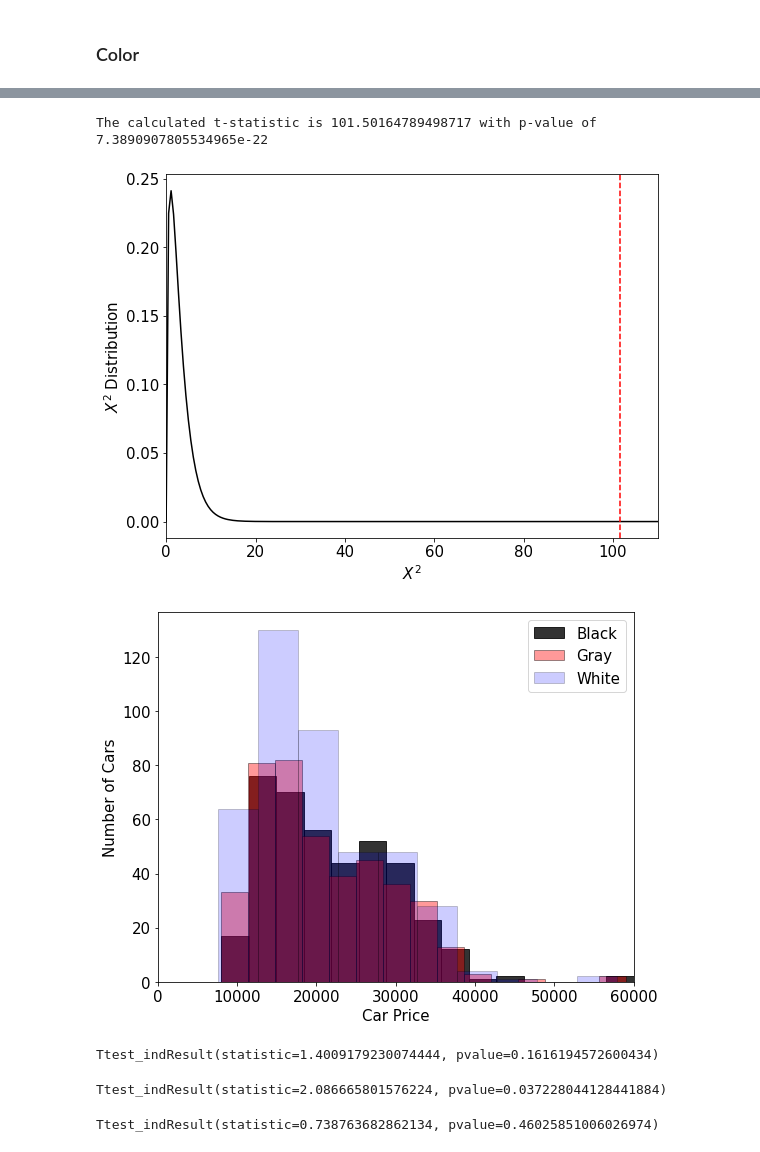
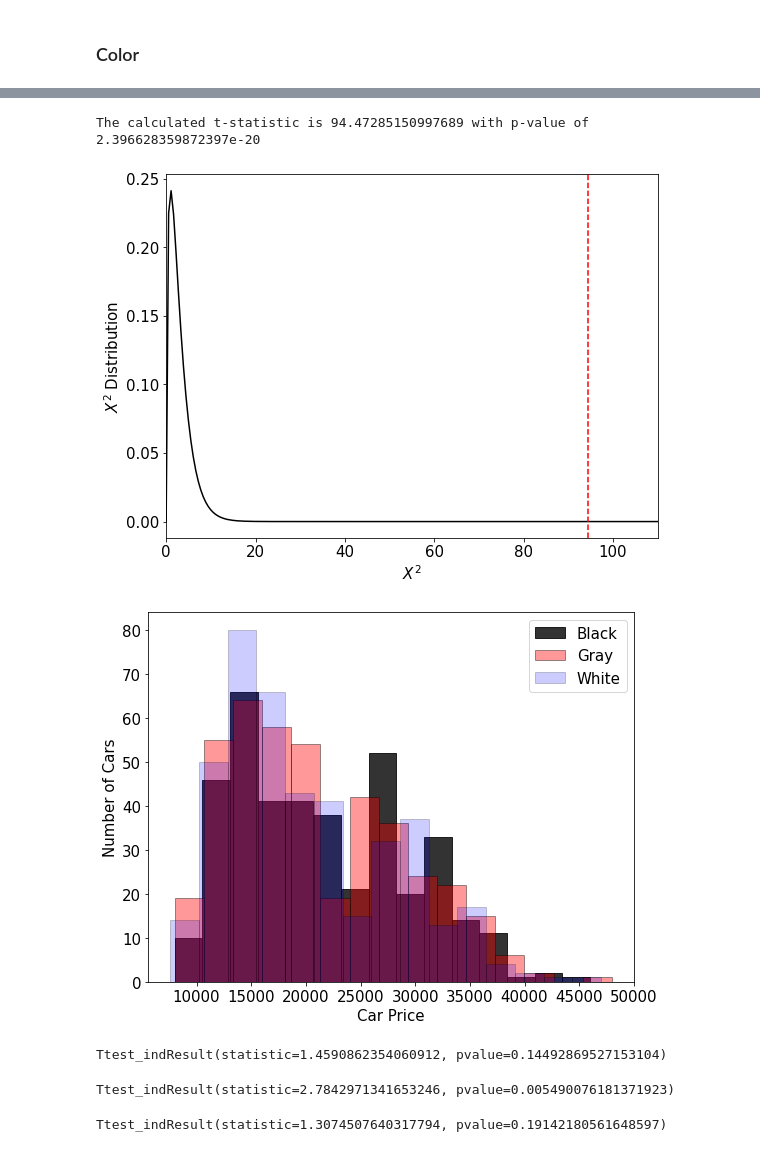
Before and after one commit to aabouie/CapStone1, a Jupyter notebook: EDA.ipynb, the cells around one changed output, grey strips where cells are left out. Drawn from its saved outputs; the diff is of its cells as text; code cells hidden in the pictures.

```diff
--- a/EDA.ipynb
+++ b/EDA.ipynb
@@ -98,6 +99,7 @@ Name: car_model_year, dtype: int64
 print(df.shape)
 df = df[df['car_model_year']>2012]
 print(df.shape)
+df=df[df['car_price']<=50000]
 # %% [output]
 (2376, 18)
 (2224, 18)
@@ -225,8 +226,8 @@ ax.scatter(x=df[(df.state=='TX') & (df.car_make=='Toyota')].car_age,y=df[(df.sta
 ax.set_xlabel('Car_age',size=15);
 ax.set_ylabel('% Depreciation',size=15);
 ax.legend(loc='upper left',prop={'size': 13},edgecolor='k');
-for item in ([ax.title, ax.xaxis.label, ax.yaxis.label, ax2.yaxis.label] +
-             ax.get_xticklabels() + ax.get_yticklabels() + ax2.get_yticklabels()):
+for item in ([ax.title, ax.xaxis.label, ax.yaxis.label] +
+             ax.get_xticklabels() + ax.get_yticklabels() ):
     item.set_fontsize(15)
 #plt.savefig('Ford_Toyota.jpg')
 # %% [output]
@@ -636,7 +640,7 @@ stat,p_value = stats.chisquare(observed,expected)
 
 print (f'The calculated t-statistic is {stat} with p-value of {p_value}')
 # %% [output]
-The calculated t-statistic is 101.50164789498717 with p-value of 7.3890907805534965e-22
+The calculated t-statistic is 94.47285150997689 with p-value of 2.396628359872397e-20
 # %%
 fig, ax = plt.subplots(figsize=(8,6))
 x = np.linspace(0,110,200)
@@ -653,52 +657,52 @@ for item in ([ax.title, ax.xaxis.label, ax.yaxis.label] +
 fig.tight_layout()
 #plt.savefig('ChiSquare.jpg')
 # %% [output]
-[figure, old version]
+[figure, new version]
 # %%
 fig,ax=plt.subplots(figsize=(8,6))
 df_black = df[df.car_color=='Black']
 df_black_mean = df_black.car_price.mean()
 
 df_gray = df[df.car_color=='Gray']
 df_gray_mean = df_gray.car_price.mean()
 
 df_white = df[df.car_color=='White']
 df_white_mean = df_white.car_price.mean()
 
 ax.hist(df_black.car_price,edgecolor='k',bins=15,label='Black',color='k',alpha=0.8);
 ax.hist(df_gray.car_price,edgecolor='k',bins=15,label='Gray',color='r',alpha=0.4);
 ax.hist(df_white.car_price,edgecolor='k',bins=15,label='White',color='b',alpha=0.2)
 #ax.axvline(df_black_mean,0,200,color='k',ls='--')
 #ax.axvline(df_gray_mean,0,200,color='r',ls='--')
 #ax.axvline(df_white_mean,0,200,color='b',ls='--')
 
 
 ax.legend(prop={'size': 15})
 ax.set_ylabel('Number of Cars')
 ax.set_xlabel('Car Price')
-ax.set_xlim([0,60000])
+#ax.set_xlim([0,60000])
 for item in ([ax.title, ax.xaxis.label, ax.yaxis.label] +
              ax.get_xticklabels() + ax.get_yticklabels()):
     item.set_fontsize(15)
 fig.tight_layout()
 plt.savefig('Car_color.jpg')
 # %% [output]
-[figure, old version]
+[figure, new version]
 # %%
 First=stats.ttest_ind(df_black.car_price,df_gray.car_price,equal_var=False)
 First
 # %% [output]
-Ttest_indResult(statistic=1.4009179230074444, pvalue=0.1616194572600434)
+Ttest_indResult(statistic=1.4590862354060912, pvalue=0.14492869527153104)
 # %%
-Second=stats.ttest_ind(df_black.car_price,c,equal_var=False)
+Second=stats.ttest_ind(df_black.car_price,df_white.car_price,equal_var=False)
 Second
 # %% [output]
-Ttest_indResult(statistic=2.086665801576224, pvalue=0.037228044128441884)
+Ttest_indResult(statistic=2.7842971341653246, pvalue=0.005490076181371923)
 # %%
 Third=stats.ttest_ind(df_gray.car_price,df_white.car_price,equal_var=False)
 Third
 # %% [output]
-Ttest_indResult(statistic=0.738763682862134, pvalue=0.46025851006026974)
+Ttest_indResult(statistic=1.3074507640317794, pvalue=0.19142180561648597)
 # %%
 test_statistic = welch_test_statistic(df_black.car_price, df_white.car_price)
 
```
Also changed, not shown: parts of 18 cells of this notebook.
